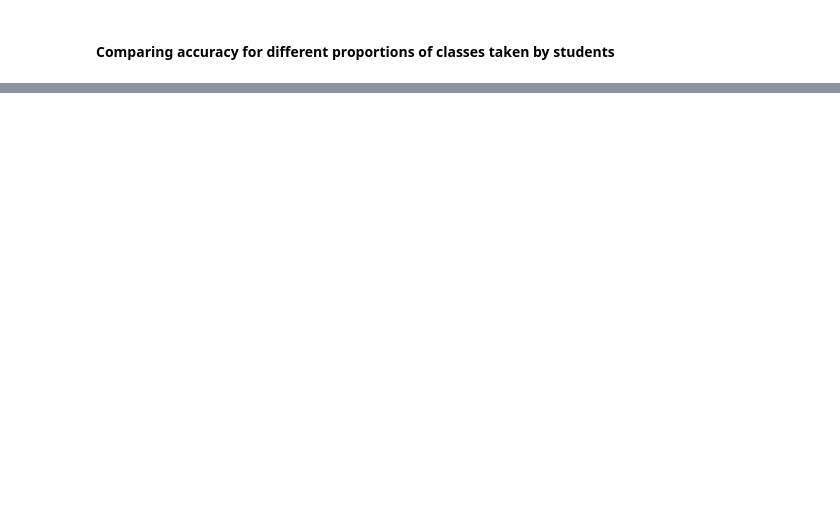
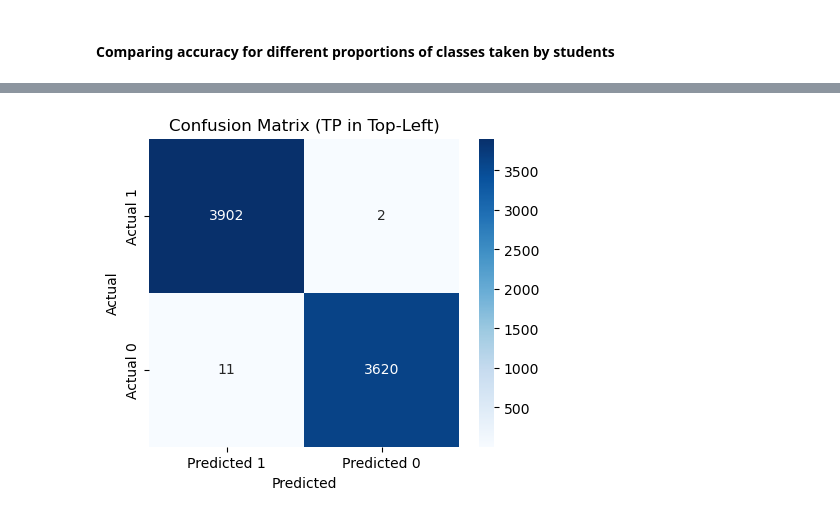
Before and after one commit to jahoon1998/CU-Boulder-CSCI-5502-Data-Mining, a Jupyter notebook: collaborative-filtering/User-User-Content-Based.ipynb, the cells around one changed output, grey strips where cells are left out. Cells and saved outputs as stored; diff of their text form; code cells hidden in the pictures; blank space fills up the shorter version.

```diff
--- a/collaborative-filtering/User-User-Content-Based.ipynb
+++ b/collaborative-filtering/User-User-Content-Based.ipynb
@@ -491,0 +583,25 @@ SyntaxError: incomplete input (3863671568.py, line 2)
+# %%
+props, accuracies = [], []
+oneone, onezero, zeroone, zerozero = 0,0,0,0
+for propCourses in range(1,90):
+    input_courses, output_courses, reccomendations = user_reccomender.calculateMultipleReccomendations(user_reccomender.training_data.StudentId.sample(5, replace=False).unique().tolist(), float(propCourses)/100, 1)
+    for student in output_courses.index:
+        output_courses.loc[student, ~output_courses.loc[student].isna()] = 1
+        output_courses.loc[student, output_courses.loc[student].isna()] = 0
+        reccomendations.loc[student, reccomendations.loc[student].fillna(0) < 80] = 0
+        reccomendations.loc[student, reccomendations.loc[student].fillna(0) > 80] = 1
+        oneone += np.sum(np.logical_and(np.array(output_courses.loc[student]) == 1, 1 == np.array(reccomendations.loc[student])))
+        onezero = np.sum(np.logical_and(np.array(output_courses.loc[student]) == 1, 0 == np.array(reccomendations.loc[student])))
+        zeroone = np.sum(np.logical_and(np.array(output_courses.loc[student]) == 0, 1 == np.array(reccomendations.loc[student])))
+        zerozero = np.sum(np.logical_and(np.array(output_courses.loc[student]) == 0, 0 == np.array(reccomendations.loc[student])))
+        props.append(propCourses/100)
+        accuracies.append(np.sum(np.array(output_courses.loc[student]) == np.array(reccomendations.loc[student])) / len(output_courses.loc[student]))
+cm = np.array([[oneone, onezero], [zeroone, zerozero]])
+plt.figure(figsize=(5, 4))
+sns.heatmap(cm, annot=True, cmap='Blues', fmt='d', xticklabels=['Predicted 1', 'Predicted 0'], yticklabels=['Actual 1', 'Actual 0'])
+plt.xlabel('Predicted')
+plt.ylabel('Actual')
+plt.title('Confusion Matrix (TP in Top-Left)')
+plt.show()
+# %% [output]
+[figure, added]
```
Also changed, not shown: parts of 20 cells of this notebook.
